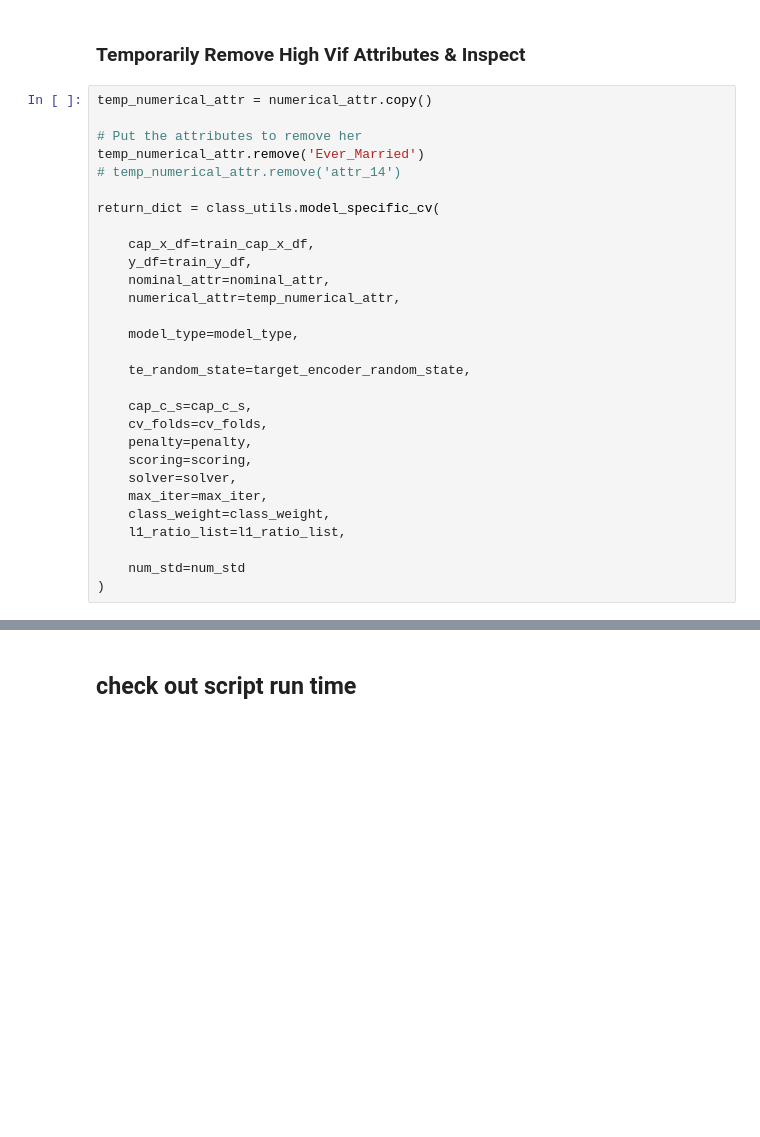
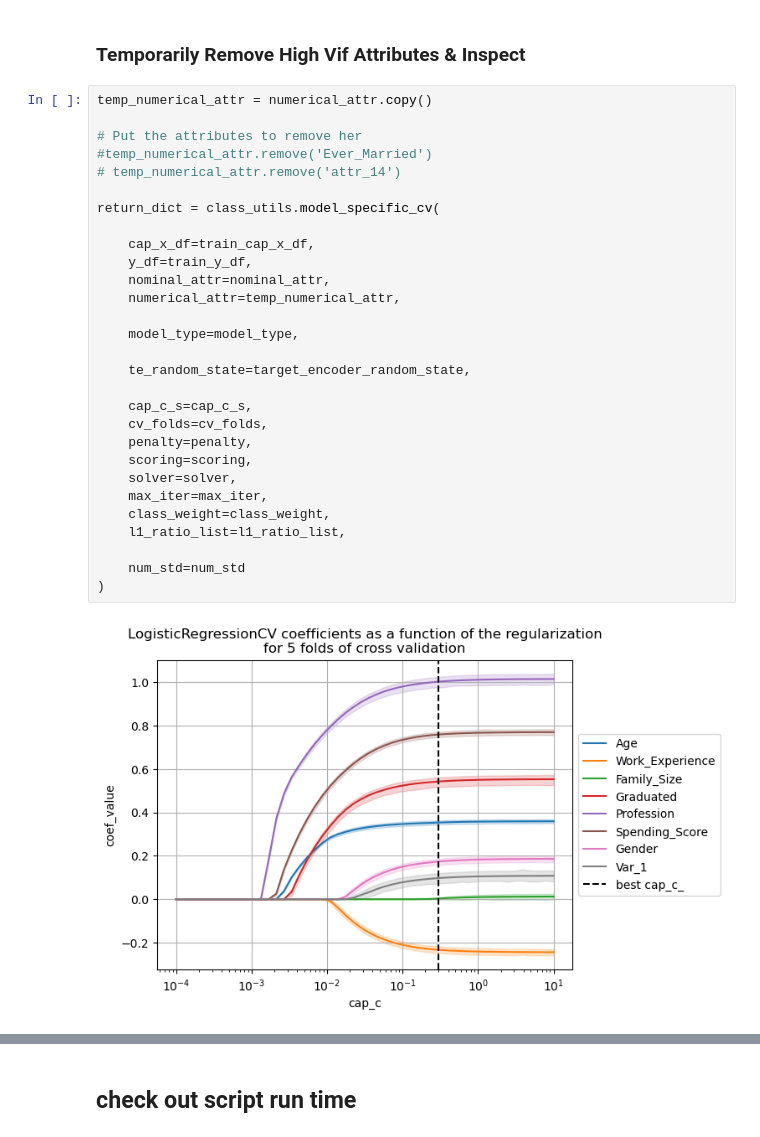
Before and after one commit to nfarrell011/customer-segmentation, a Jupyter notebook: process_notebooks/feature_selection_with_lasso_and_vif.ipynb, the cells around one changed output, grey strips where cells are left out. Cells and saved outputs as stored; diff of their text form; blank space fills up the shorter version.

```diff
--- a/process_notebooks/feature_selection_with_lasso_and_vif.ipynb
+++ b/process_notebooks/feature_selection_with_lasso_and_vif.ipynb
@@ -488,30 +487,31 @@ plt.show()
 # %%
 temp_numerical_attr = numerical_attr.copy()
 
 # Put the attributes to remove her
-temp_numerical_attr.remove('Ever_Married')
+#temp_numerical_attr.remove('Ever_Married')
 # temp_numerical_attr.remove('attr_14')
 
 return_dict = class_utils.model_specific_cv(
 
     cap_x_df=train_cap_x_df,
     y_df=train_y_df,
     nominal_attr=nominal_attr,
     numerical_attr=temp_numerical_attr,
 
     model_type=model_type,
 
     te_random_state=target_encoder_random_state,
 
     cap_c_s=cap_c_s,
     cv_folds=cv_folds,
     penalty=penalty,
     scoring=scoring,
     solver=solver,
     max_iter=max_iter,
     class_weight=class_weight,
     l1_ratio_list=l1_ratio_list,
 
     num_std=num_std
 )
 # %% [output]
+[figure, added]
```
Also changed, not shown: parts of 29 cells of this notebook, 5 other files.
